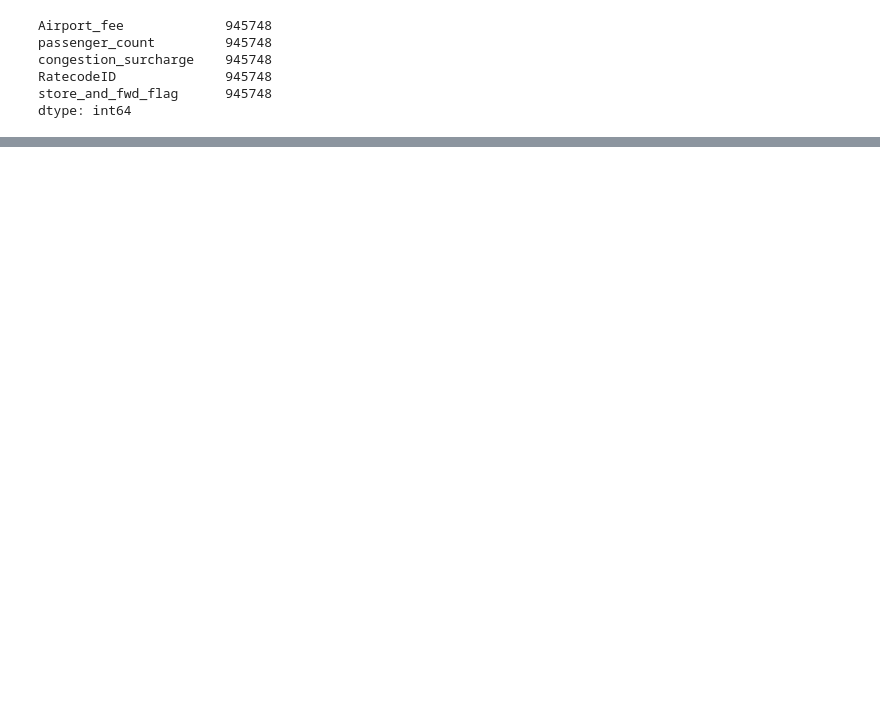
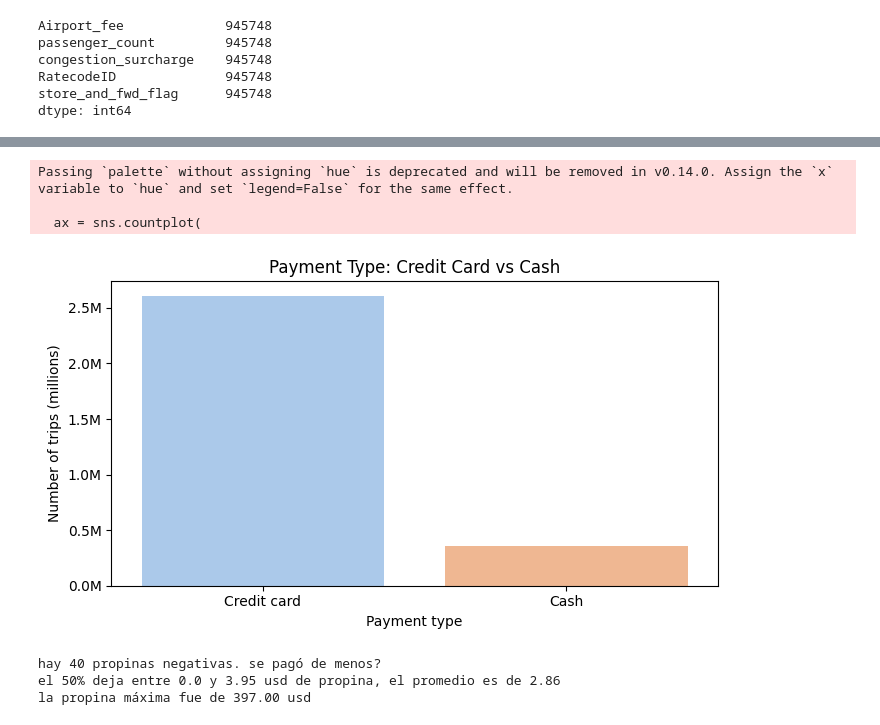
Before and after one commit to nmoguilner/ceia_add, a Jupyter notebook: tp_grupal_eda.ipynb, the cells around one changed output, grey strips where cells are left out. Drawn from its saved outputs; the diff is of its cells as text; code cells hidden in the pictures; blank space fills up the shorter version.

```diff
--- a/tp_grupal_eda.ipynb
+++ b/tp_grupal_eda.ipynb
@@ -93,0 +173,35 @@ dtype: int64
+# %%
+import matplotlib.ticker as mtick
+
+plt.figure(figsize=(7, 4))
+ax = sns.countplot(
+    data=df[df['payment_type'].isin([1, 2])],
+    x='payment_type',
+    order=[1, 2],
+    palette='pastel'
+)
+
+plt.xticks([0, 1], ['Credit card', 'Cash'])
+plt.title('Payment Type: Credit Card vs Cash')
+plt.xlabel('Payment type')
+plt.ylabel('Number of trips (millions)')
+
+ax.yaxis.set_major_formatter(mtick.FuncFormatter(lambda x, _: f'{x/1_000_000:.1f}M'))
+
+plt.tight_layout()
+plt.show()
+# %% [output]
+Passing `palette` without assigning `hue` is deprecated and will be removed in v0.14.0. Assign the `x` variable to `hue` and set `legend=False` for the same effect.
+
+  ax = sns.countplot(
+[figure, added]
+# %%
+df['tip_amount'].describe() # solo tarjeta cred, calcula automaticamente
+
+print(f'hay {(df['tip_amount'] < 0).sum()} propinas negativas. se pagó de menos?')
+print(f'el 50% deja entre {(df['tip_amount']).quantile(0.25)} y {(df['tip_amount']).quantile(0.75)} usd de propina, el promedio es de {df["tip_amount"].mean():.2f}')
+print(f'la propina máxima fue de {df["tip_amount"].max():.2f} usd')
+# %% [output]
+hay 40 propinas negativas. se pagó de menos?
+el 50% deja entre 0.0 y 3.95 usd de propina, el promedio es de 2.86
+la propina máxima fue de 397.00 usd
```
Also changed, not shown: parts of 7 cells of this notebook, 1 other file.
